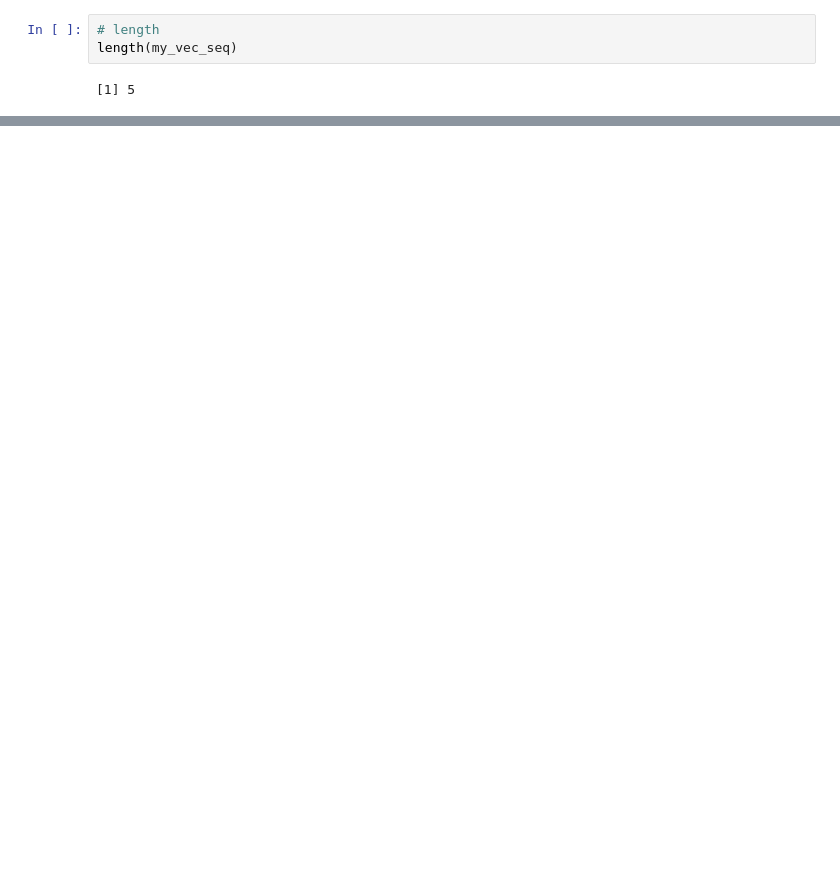
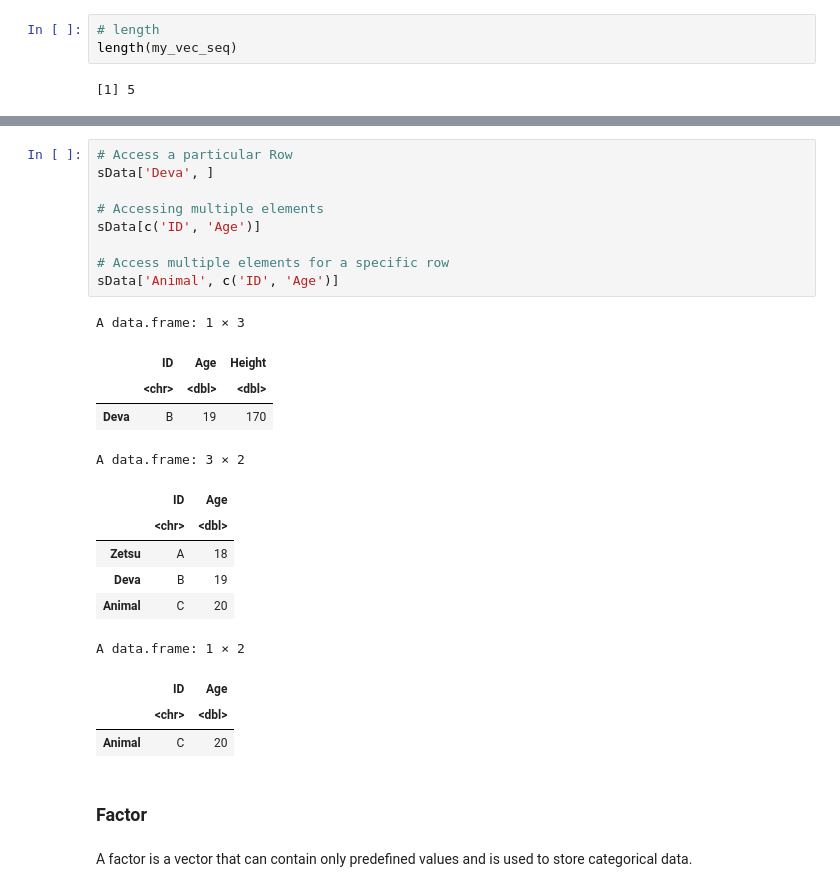
Before and after one commit to darshbs/R-Practice, a Jupyter notebook: R_Datatypes.ipynb, the cells around one changed output, grey strips where cells are left out. Drawn from its saved outputs; the diff is of its cells as text; blank space fills up the shorter version.

```diff
--- a/R_Datatypes.ipynb
+++ b/R_Datatypes.ipynb
@@ -81,0 +349,29 @@ class(my_vec2)
+# %%
+# Access a particular Row
+sData['Deva', ]
+
+# Accessing multiple elements
+sData[c('ID', 'Age')]
+
+# Access multiple elements for a specific row
+sData['Animal', c('ID', 'Age')]
+# %% [output]
+A data.frame: 1 × 3
+|  | ID | Age | Height |
+|  | <chr> | <dbl> | <dbl> |
+| Deva | B | 19 | 170 |
+A data.frame: 3 × 2
+|  | ID | Age |
+|  | <chr> | <dbl> |
+| Zetsu | A | 18 |
+| Deva | B | 19 |
+| Animal | C | 20 |
+A data.frame: 1 × 2
+|  | ID | Age |
+|  | <chr> | <dbl> |
+| Animal | C | 20 |
+# %% [markdown]
+### Factor
+# %% [markdown]
+A factor is a vector that can contain only predefined values and is used to store categorical
+data.
```
Also changed, not shown: parts of 44 cells of this notebook.
